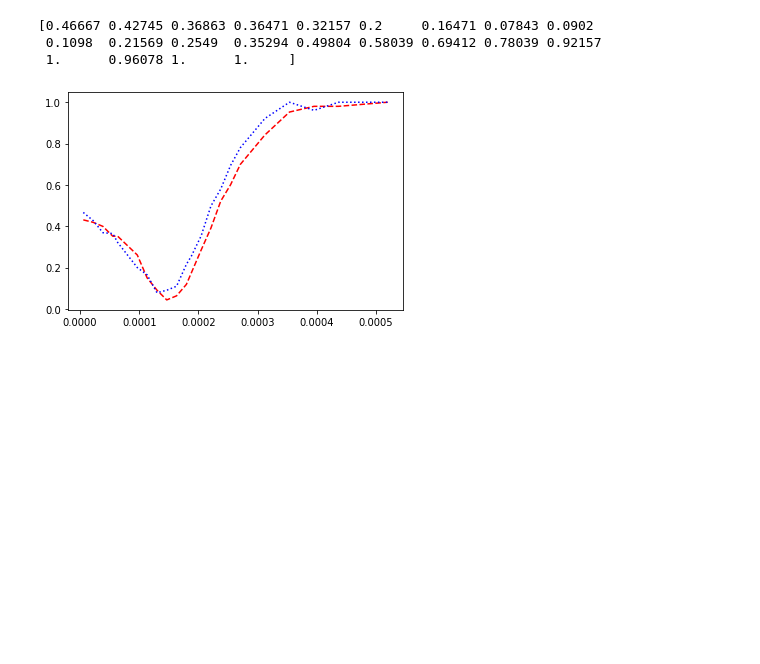
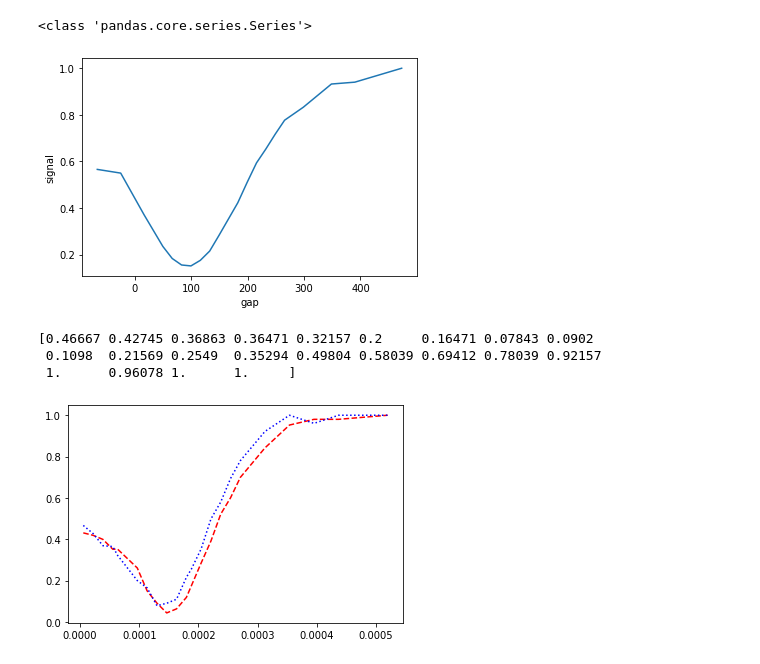
Before and after one commit to artyom-fedorenko/Graphene-films-plasmon-refractometry, a Jupyter notebook: Graphene_InSb_3.5layers.ipynb, the cells around one changed output. Cells and saved outputs as stored; diff of their text form; code cells hidden in the pictures; blank space fills up the shorter version.

```diff
--- a/Graphene_InSb_3.5layers.ipynb
+++ b/Graphene_InSb_3.5layers.ipynb
@@ -43,0 +52,14 @@ print(data_3_5.head(3))
+# %%
+data_1 = pd.read_csv(r"C:\Users\belco\Documents\Graphene\Graphene-films-plasmon-refractometry\Data\Data_many_layers\layer_1_table.csv")         #1 слой
+x_1l = pd.to_numeric((data_1['gap'][3:]))
+y_1l = pd.to_numeric((data_1['Norm'][3:]))
+plt.plot(x_1l, y_1l, label = '1 layer 19.02')
+plt.xlabel('gap')
+plt.ylabel('signal')
+#plt.xticks(np.linspace(-32, 200, 10))
+#plt.yticks(0, 1, 3)
+plt.legend()
+plt.show()
+# %% [output]
+<class 'pandas.core.series.Series'>
+[figure, added]
```
Also changed, not shown: parts of 5 cells of this notebook.
